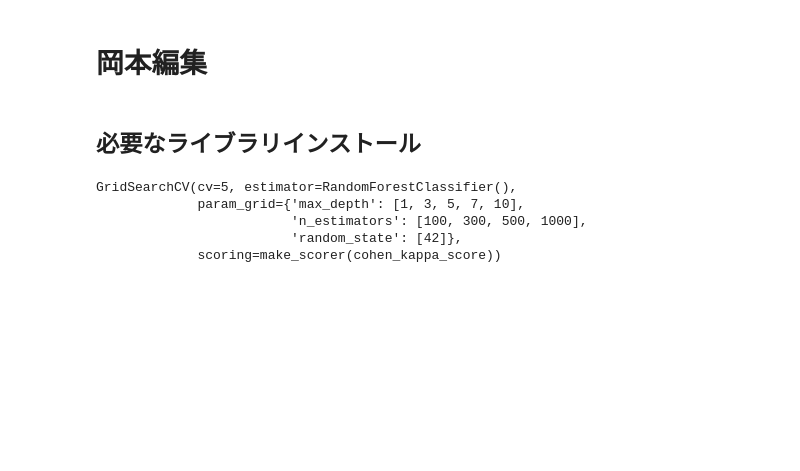
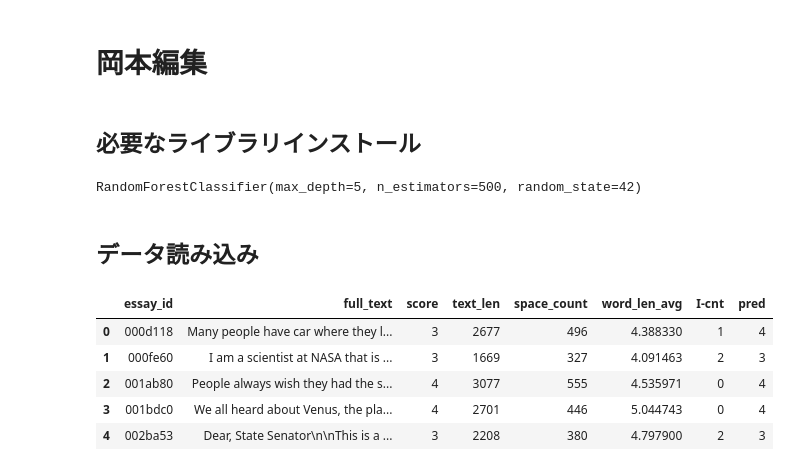
Before and after one commit to okmttkm/datascience_training, a Jupyter notebook: inference.ipynb, the cells around one changed output. Cells and saved outputs as stored; diff of their text form; code cells hidden in the pictures; blank space fills up the shorter version.

```diff
--- a/inference.ipynb
+++ b/inference.ipynb
@@ -10,10 +16,17 @@ import pickle
 # %%
-model = pickle.load(open('./model/RandomForestClassifier_1.pkl','rb'))
+model = pickle.load(open('./model/RandomForestClassifier_2.pkl', 'rb'))
+model
+# %% [output]
+RandomForestClassifier(max_depth=5, n_estimators=500, random_state=42)
-# %%
-model
-# %% [output]
-GridSearchCV(cv=5, estimator=RandomForestClassifier(),
-             param_grid={'max_depth': [1, 3, 5, 7, 10],
-                         'n_estimators': [100, 300, 500, 1000],
-                         'random_state': [42]},
-             scoring=make_scorer(cohen_kappa_score))
+# %% [markdown]
+## データ読み込み
+# %%
+df = pd.read_csv('./data/processed_df_by_rf.csv')
+df.head()
+# %% [output]
+|  | essay_id | full_text | score | text_len | space_count | word_len_avg | I-cnt | pred |
+| 0 | 000d118 | Many people have car where they l... | 3 | 2677 | 496 | 4.388330 | 1 | 4 |
+| 1 | 000fe60 | I am a scientist at NASA that is ... | 3 | 1669 | 327 | 4.091463 | 2 | 3 |
+| 2 | 001ab80 | People always wish they had the s... | 4 | 3077 | 555 | 4.535971 | 0 | 4 |
+| 3 | 001bdc0 | We all heard about Venus, the pla... | 4 | 2701 | 446 | 5.044743 | 0 | 4 |
+| 4 | 002ba53 | Dear, State Senator\n\nThis is a ... | 3 | 2208 | 380 | 4.797900 | 2 | 3 |
```
Also changed, not shown: parts of 12 cells of this notebook, 3 other files.
